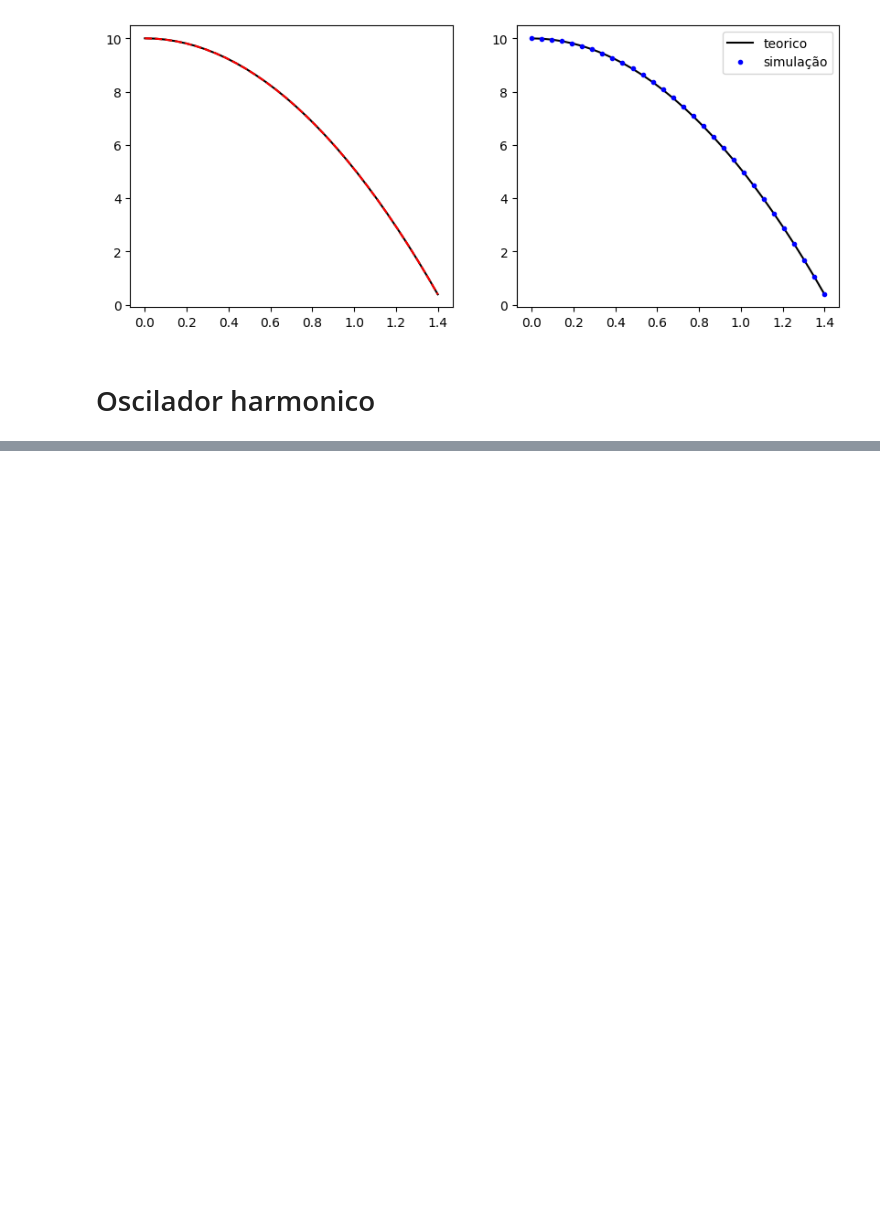
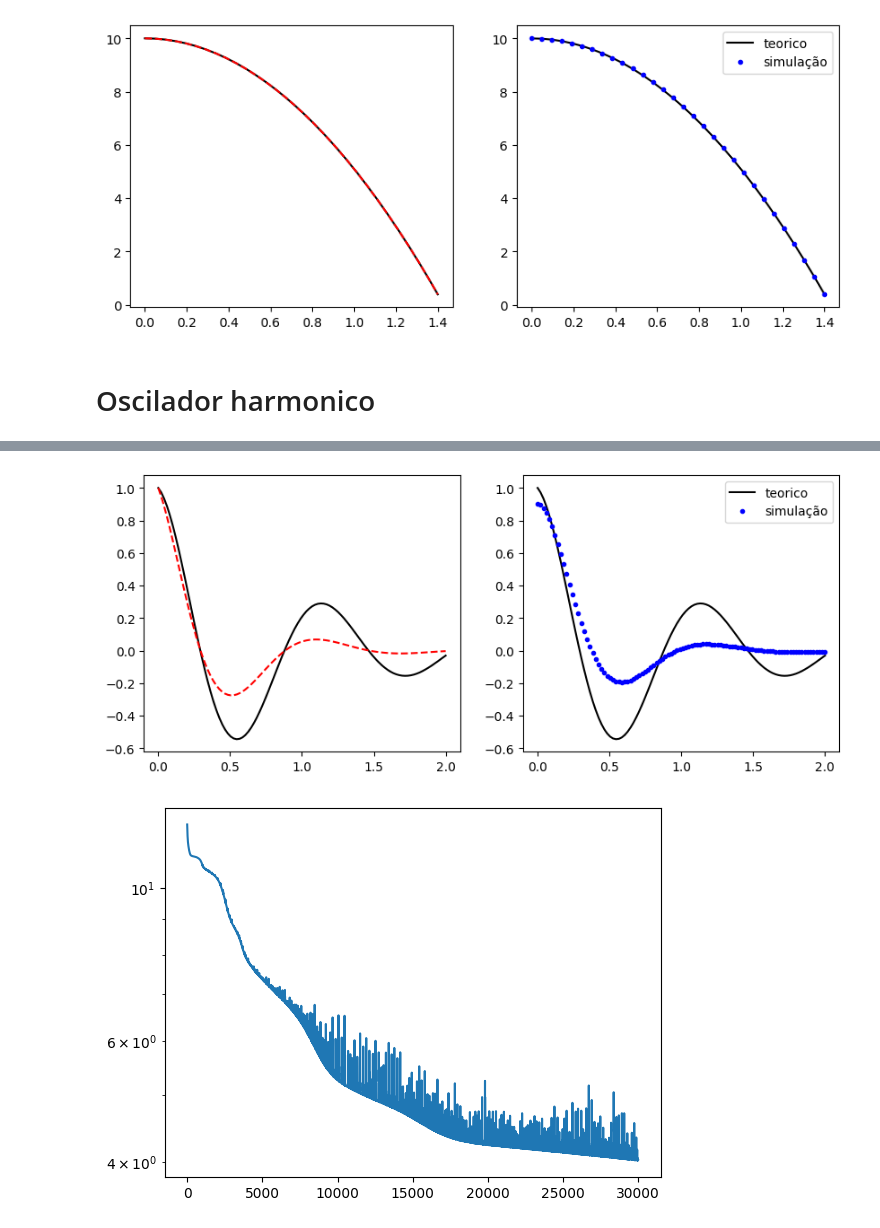
Before and after one commit to GubioGL/MachineLearning, a Jupyter notebook: # ML-apply-in-Physics/MLinregression.ipynb, the cells around one changed output, grey strips where cells are left out. Saved outputs shown, nothing was run; the diff lists cells and outputs as text; code cells hidden in the pictures; blank space fills up the shorter version.

```diff
--- a/# ML-apply-in-Physics/MLinregression.ipynb
+++ b/# ML-apply-in-Physics/MLinregression.ipynb
@@ -793,0 +832,38 @@ class Loss_OHS(nn.Module):
+# %%
+device = 'cuda'
+t = tc.linspace(0, 2, 100,requires_grad=True).reshape((-1,1)).to(device)
+y = soluçao_OHM_tc(tc.tensor(30),tc.tensor(1),tc.tensor(0.2),t).to(device)
+
+model = Regressao_1(neuronio=5,creat_p=True,N_of_paramater=3).to(device)
+opt   = tc.optim.Adam(params=model.parameters(),lr=0.001)
+loss_f = Loss_OHS(t = t,icx = 1,icv = 0,data= y).to("cuda")
+LOSS = []
+for epoch in range(30000):
+    model.train()
+    y_preds = model(t)     # output da rede
+    parametro = model.acceleration # chamando o parametro
+    loss = loss_f(y_preds,parametro)
+    LOSS.append(loss.cpu().detach().numpy())
+    opt.zero_grad()
+    loss.backward(retain_graph=True)
+    opt.step()
+
+
+y_preds = model(t)     # output da rede
+parametro = model.acceleration # chamando o parametro
+f = soluçao_OHM_tc( k = parametro[0].cpu() , m =  parametro[1].cpu() , zeta = parametro[2].cpu(), t = t )
+
+print(f"| Train Loss: {loss.cpu().detach().numpy()} | Parametre: {parametro.cpu().detach().numpy()}  ")
+fig, ax = plt.subplots(1,2,figsize=(10,4))
+ax[0].plot(t.cpu().detach().numpy(), y.cpu().detach().numpy(),"k-", label="teorico")
+ax[0].plot(t.cpu().detach().numpy(), f.cpu().detach().numpy(),"r--", label=f"simulação" )
+
+
+ax[1].plot(t.cpu().detach().numpy(), y.cpu().detach().numpy(),"k-", label="teorico")
+ax[1].plot(t.cpu().detach().numpy(), y_preds.cpu().detach().numpy(),"b.", label=f"simulação" )
+plt.legend()
+plt.show()
+plt.plot(LOSS)
+plt.yscale("log")
+plt.show()
+# %% [output]
@@ -793,0 +871,2 @@ class Loss_OHS(nn.Module):
+[figure, added]
+[figure, added]
```
Also changed, not shown: parts of 5 cells of this notebook.
